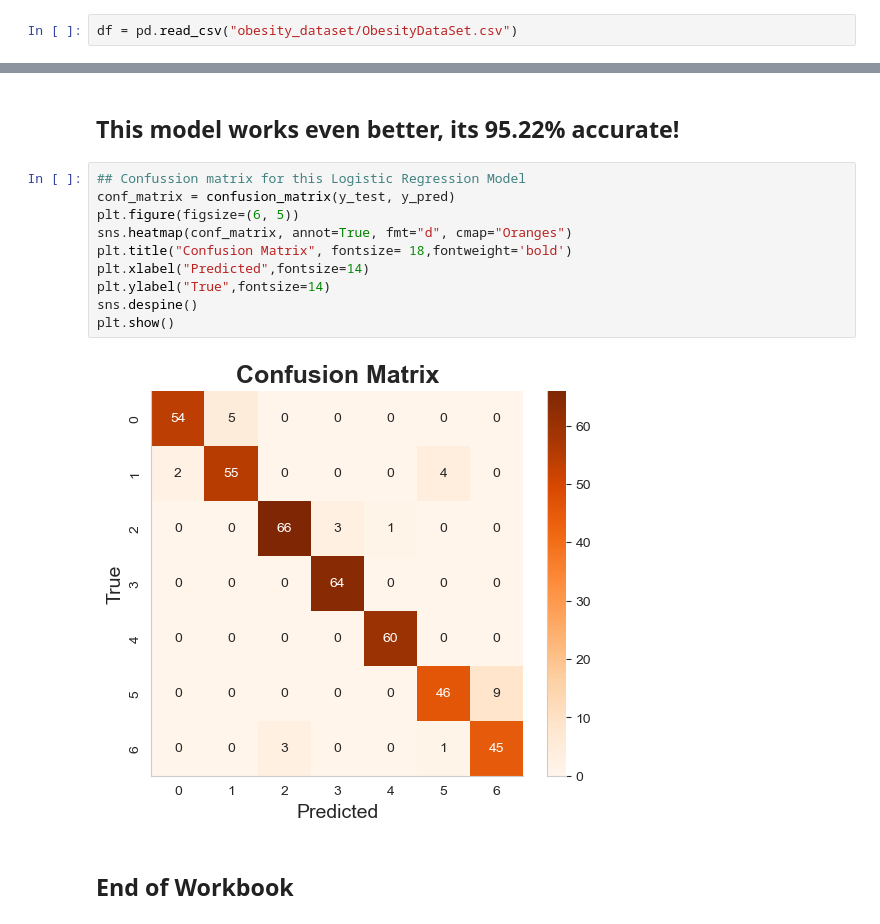
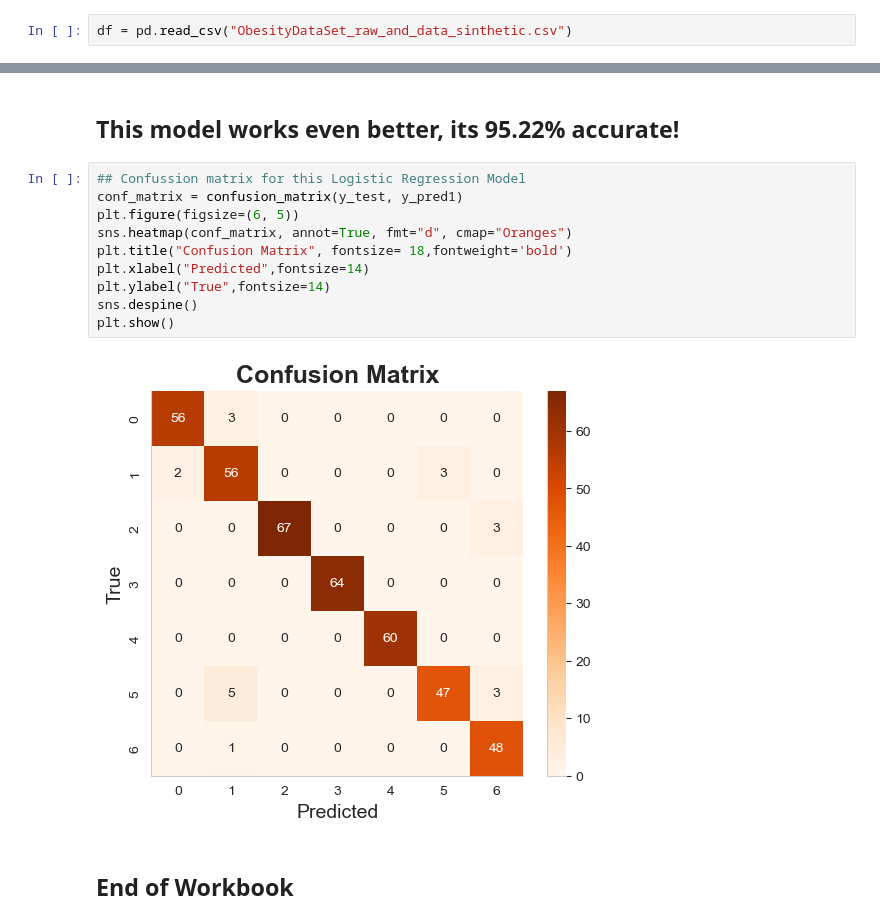
Before and after one commit to Catkidd44/Overweight-Classification-Model-Using-Machine-Learning, a Jupyter notebook: Obesity Project.ipynb, the cells around one changed output, grey strips where cells are left out. Saved outputs shown, nothing was run; the diff lists cells and outputs as text.

```diff
--- a/Obesity Project.ipynb
+++ b/Obesity Project.ipynb
@@ -21,2 +27,2 @@ with zipfile.ZipFile("obesity-prediction-dataset.zip", "r") as zip_ref:
 # %%
-df = pd.read_csv("obesity_dataset/ObesityDataSet.csv")
+df = pd.read_csv("ObesityDataSet_raw_and_data_sinthetic.csv")
@@ -426,15 +447,15 @@ print(type(best_model))
 ## This model works even better, its 95.22% accurate!
 # %%
 ## Confussion matrix for this Logistic Regression Model
-conf_matrix = confusion_matrix(y_test, y_pred)
+conf_matrix = confusion_matrix(y_test, y_pred1)
 plt.figure(figsize=(6, 5))
 sns.heatmap(conf_matrix, annot=True, fmt="d", cmap="Oranges")
 plt.title("Confusion Matrix", fontsize= 18,fontweight='bold')
 plt.xlabel("Predicted",fontsize=14)
 plt.ylabel("True",fontsize=14)
 sns.despine()
 plt.show()
 # %% [output]
-[figure, old version]
+[figure, new version]
 # %% [markdown]
 ## End of Workbook
```
Also changed, not shown: parts of 8 cells of this notebook.
